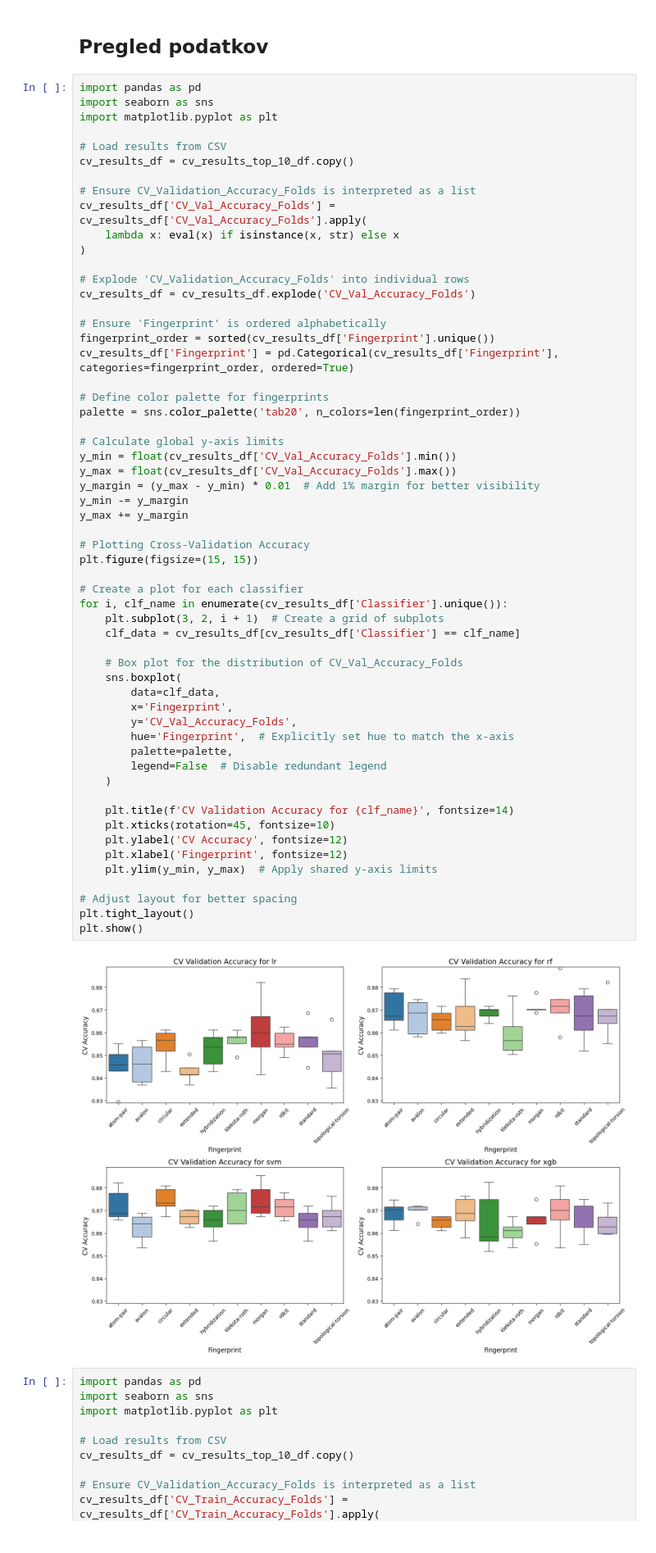
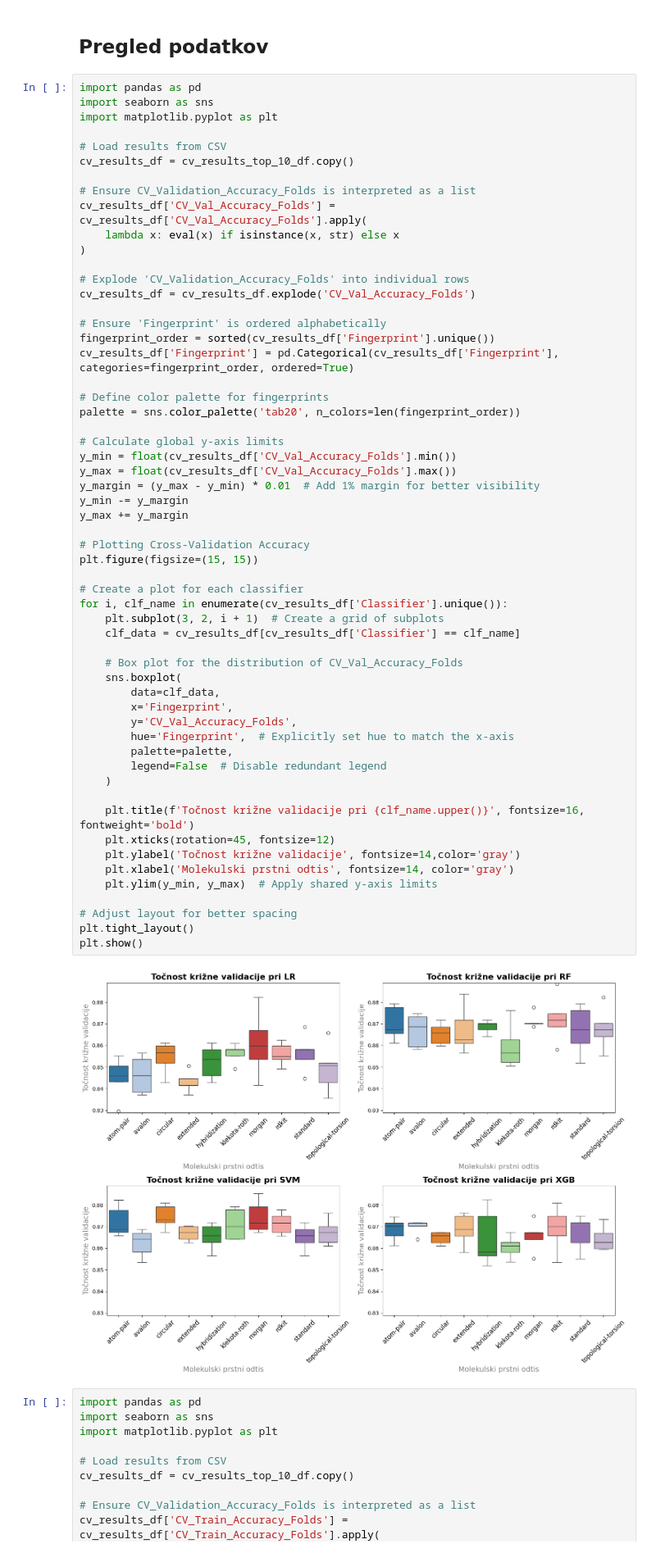
Before and after one commit to samo-n/ML-in-IDO1-drug-discovery, a Jupyter notebook: dir2/__2_4_B_model_SU_izbira_klasifikatorja_in_korakov_PP_analiza_PP.ipynb, the cells around one changed output. Shown: that part at 82% size. Drawn from its saved outputs; the diff is of its cells as text.

```diff
--- a/dir2/__2_4_B_model_SU_izbira_klasifikatorja_in_korakov_PP_analiza_PP.ipynb
+++ b/dir2/__2_4_B_model_SU_izbira_klasifikatorja_in_korakov_PP_analiza_PP.ipynb
@@ -119,38 +119,38 @@ palette = sns.color_palette('tab20', n_colors=len(fingerprint_order))
 y_min = float(cv_results_df['CV_Val_Accuracy_Folds'].min())
 y_max = float(cv_results_df['CV_Val_Accuracy_Folds'].max())
 y_margin = (y_max - y_min) * 0.01  # Add 1% margin for better visibility
 y_min -= y_margin
 y_max += y_margin
 
 # Plotting Cross-Validation Accuracy
 plt.figure(figsize=(15, 15))
 
 # Create a plot for each classifier
 for i, clf_name in enumerate(cv_results_df['Classifier'].unique()):
     plt.subplot(3, 2, i + 1)  # Create a grid of subplots
     clf_data = cv_results_df[cv_results_df['Classifier'] == clf_name]
 
     # Box plot for the distribution of CV_Val_Accuracy_Folds
     sns.boxplot(
         data=clf_data,
         x='Fingerprint',
         y='CV_Val_Accuracy_Folds',
         hue='Fingerprint',  # Explicitly set hue to match the x-axis
         palette=palette,
         legend=False  # Disable redundant legend
     )
 
-    plt.title(f'CV Validation Accuracy for {clf_name}', fontsize=14)
-    plt.xticks(rotation=45, fontsize=10)
-    plt.ylabel('CV Accuracy', fontsize=12)
-    plt.xlabel('Fingerprint', fontsize=12)
+    plt.title(f'Točnost križne validacije pri {clf_name.upper()}', fontsize=16, fontweight='bold')
+    plt.xticks(rotation=45, fontsize=12)
+    plt.ylabel('Točnost križne validacije', fontsize=14,color='gray')
+    plt.xlabel('Molekulski prstni odtis', fontsize=14, color='gray')
     plt.ylim(y_min, y_max)  # Apply shared y-axis limits
 
 # Adjust layout for better spacing
 plt.tight_layout()
 plt.show()
 # %% [output]
-[figure, old version]
+[figure, new version]
 # %%
 import pandas as pd
 import seaborn as sns
```
